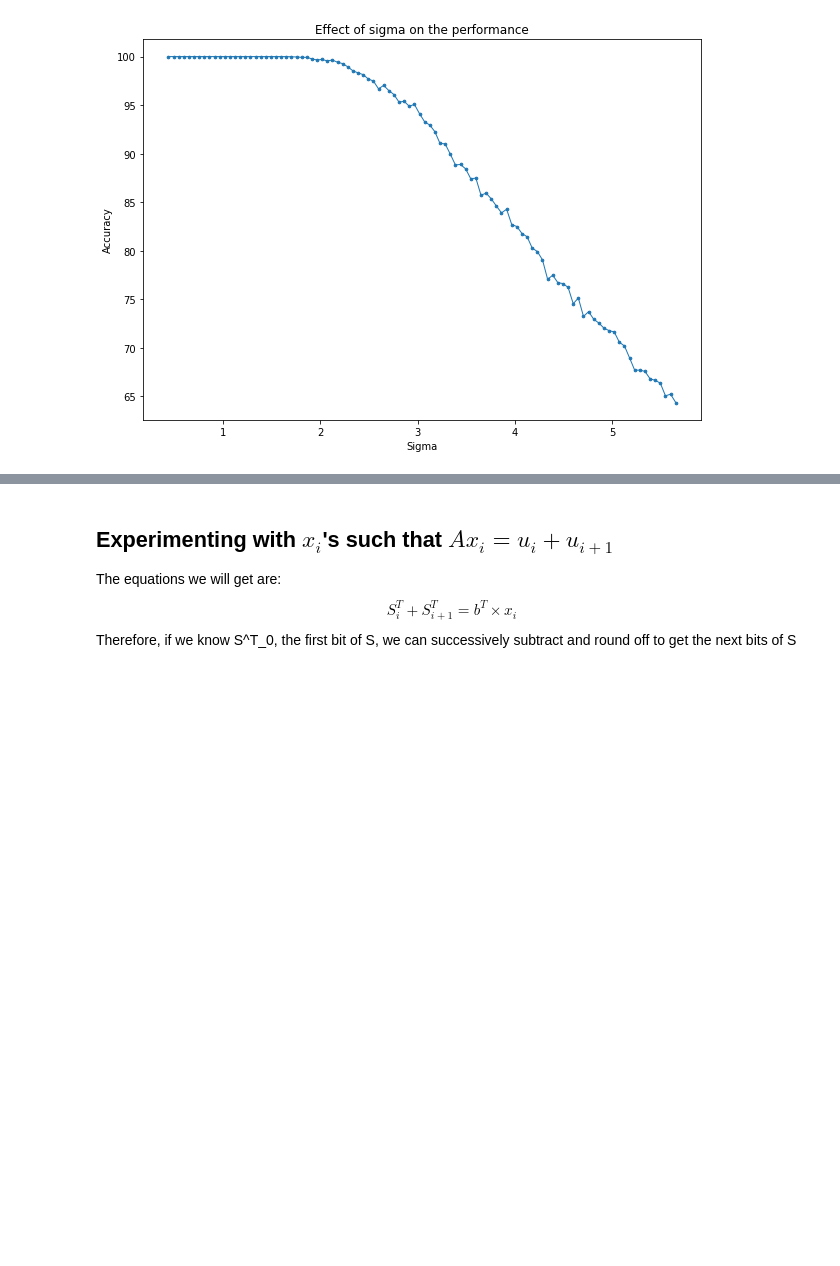
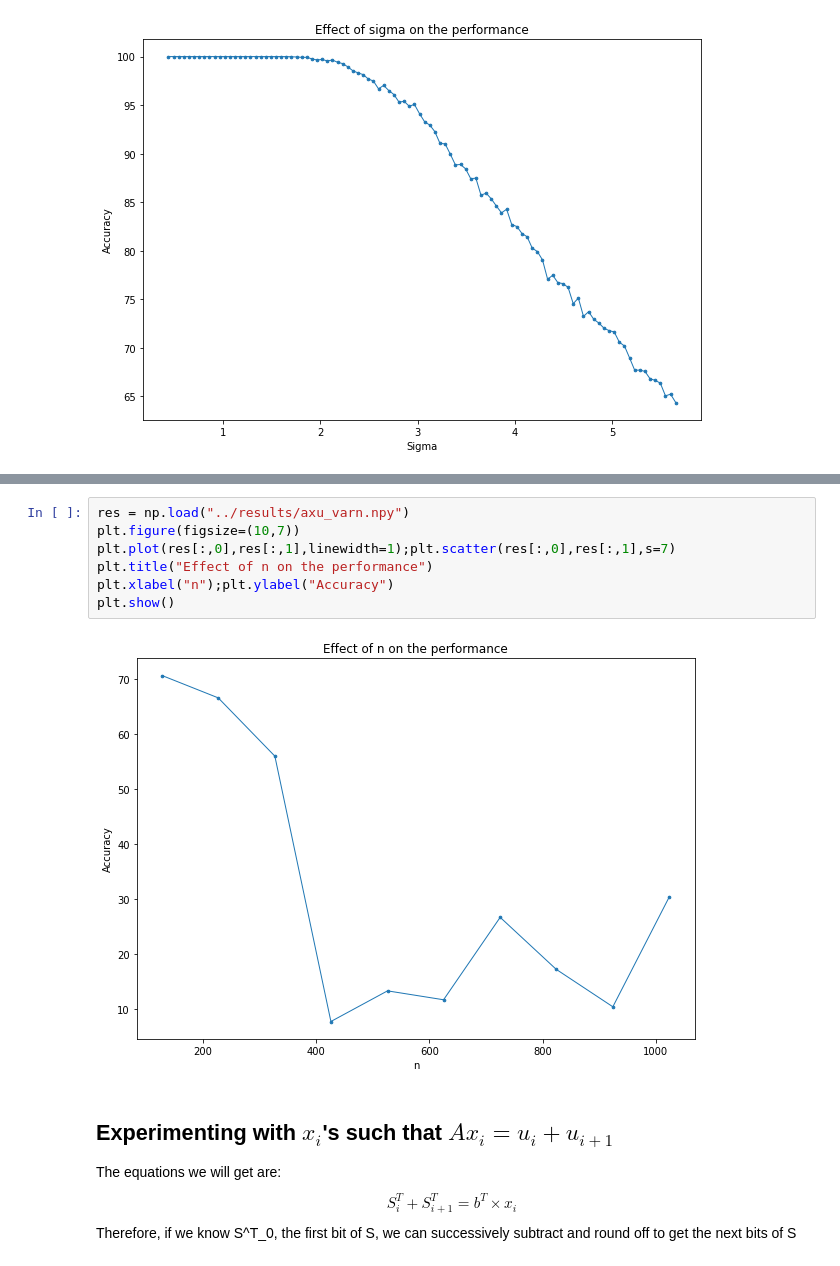
Before and after one commit to BhavyaKohli/Learning-With-Errors, a Jupyter notebook: code/exploration.ipynb, the cells around one changed output, grey strips where cells are left out. Drawn from its saved outputs; the diff is of its cells as text; blank space fills up the shorter version.

```diff
--- a/code/exploration.ipynb
+++ b/code/exploration.ipynb
@@ -224,3 +264,12 @@ plt.show()
+# %%
+res = np.load("../results/axu_varn.npy")
+plt.figure(figsize=(10,7))
+plt.plot(res[:,0],res[:,1],linewidth=1);plt.scatter(res[:,0],res[:,1],s=7)
+plt.title("Effect of n on the performance")
+plt.xlabel("n");plt.ylabel("Accuracy")
+plt.show()
+# %% [output]
+[figure, added]
 # %% [markdown]
 ## Experimenting with $x_i$'s such that $Ax_i = u_i+u_{i+1}$
 The equations we will get are:
```
Also changed, not shown: parts of 16 cells of this notebook.
